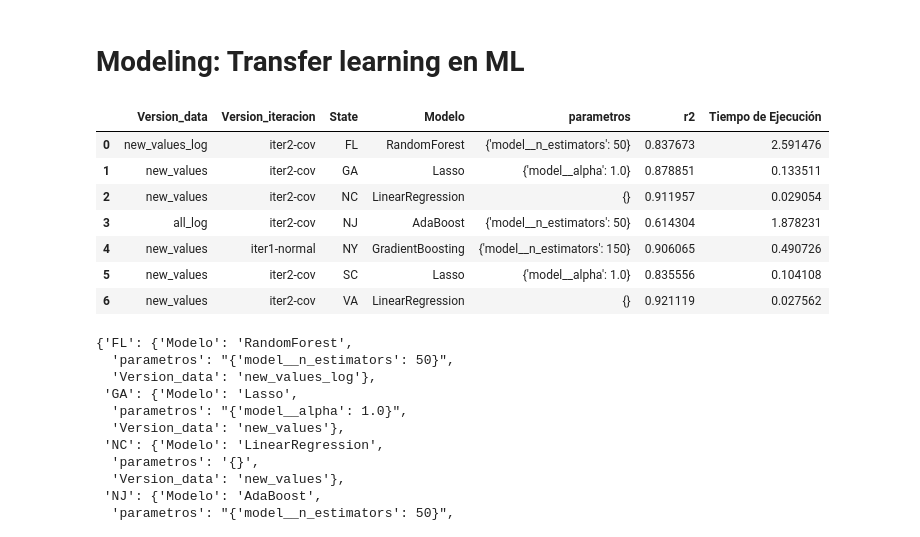
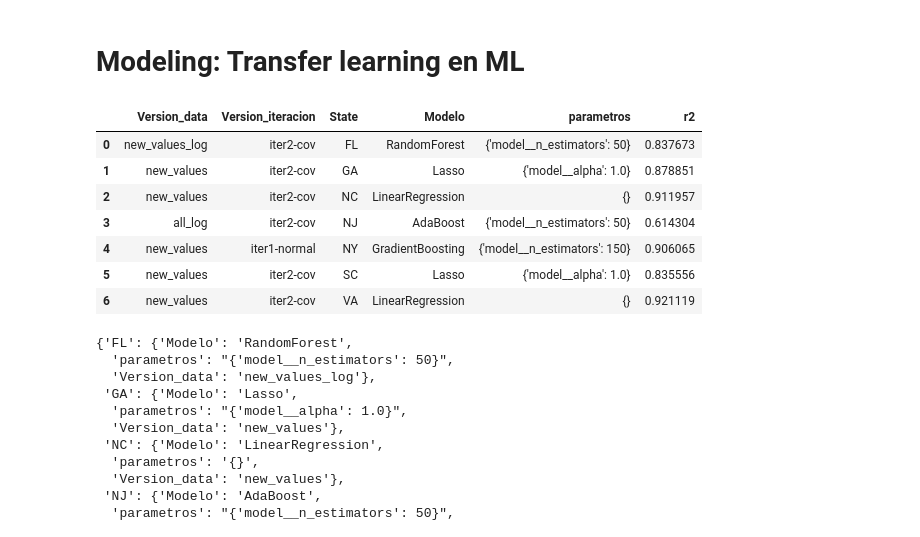
Before and after one commit to sagallegomu/prediccion-real-estate, a Jupyter notebook: modeling/6.Modeling_iteracion3.ipynb, the cells around one changed output. Drawn from its saved outputs; the diff is of its cells as text; code cells hidden in the pictures.

Commit message:
iter 3 sampling complete

```diff
--- a/modeling/6.Modeling_iteracion3.ipynb
+++ b/modeling/6.Modeling_iteracion3.ipynb
@@ -29,16 +31,17 @@ models = {
 }
 # %%
 bests_models = pd.read_excel('../data/final_data/bests_models_results.xlsx')
+bests_models = bests_models.drop('Tiempo de Ejecución', axis = 1)
 bests_models
 # %% [output]
-|  | Version_data | Version_iteracion | State | Modelo | parametros | r2 | Tiempo de Ejecución |
-| 0 | new_values_log | iter2-cov | FL | RandomForest | {'model__n_estimators': 50} | 0.837673 | 2.591476 |
-| 1 | new_values | iter2-cov | GA | Lasso | {'model__alpha': 1.0} | 0.878851 | 0.133511 |
-| 2 | new_values | iter2-cov | NC | LinearRegression | {} | 0.911957 | 0.029054 |
-| 3 | all_log | iter2-cov | NJ | AdaBoost | {'model__n_estimators': 50} | 0.614304 | 1.878231 |
-| 4 | new_values | iter1-normal | NY | GradientBoosting | {'model__n_estimators': 150} | 0.906065 | 0.490726 |
-| 5 | new_values | iter2-cov | SC | Lasso | {'model__alpha': 1.0} | 0.835556 | 0.104108 |
-| 6 | new_values | iter2-cov | VA | LinearRegression | {} | 0.921119 | 0.027562 |
+|  | Version_data | Version_iteracion | State | Modelo | parametros | r2 |
+| 0 | new_values_log | iter2-cov | FL | RandomForest | {'model__n_estimators': 50} | 0.837673 |
+| 1 | new_values | iter2-cov | GA | Lasso | {'model__alpha': 1.0} | 0.878851 |
+| 2 | new_values | iter2-cov | NC | LinearRegression | {} | 0.911957 |
+| 3 | all_log | iter2-cov | NJ | AdaBoost | {'model__n_estimators': 50} | 0.614304 |
+| 4 | new_values | iter1-normal | NY | GradientBoosting | {'model__n_estimators': 150} | 0.906065 |
+| 5 | new_values | iter2-cov | SC | Lasso | {'model__alpha': 1.0} | 0.835556 |
+| 6 | new_values | iter2-cov | VA | LinearRegression | {} | 0.921119 |
 # %%
 mejores_modelos = bests_models[['State','Modelo','parametros','Version_data']].to_dict(orient='records')
 
```
Also changed, not shown: parts of 13 cells of this notebook, 1 other file.
